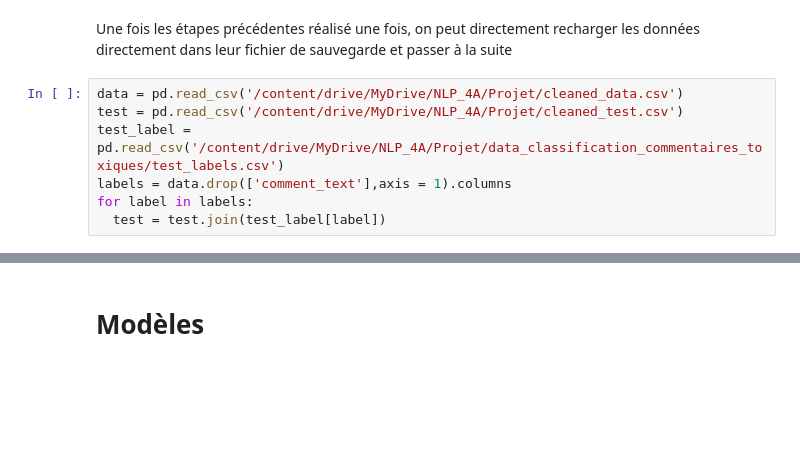
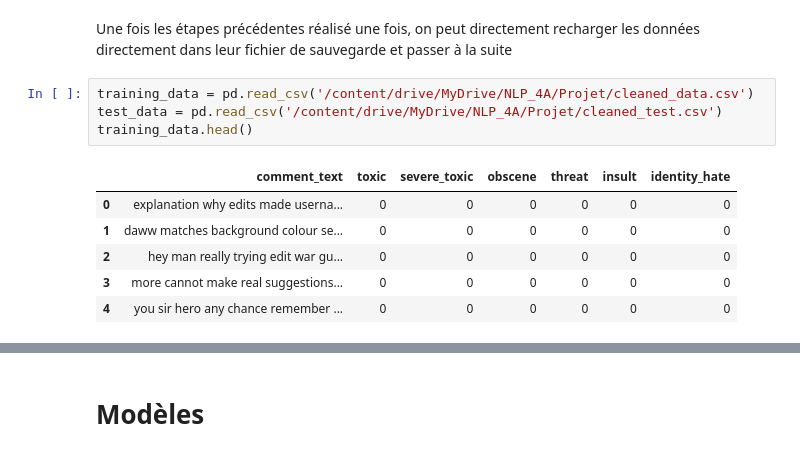
Before and after one commit to Giraud-Pierre/Toxic_Comment_classification, a Jupyter notebook: Classification_commentaires_toxiques.ipynb, the cells around one changed output, grey strips where cells are left out. Drawn from its saved outputs; the diff is of its cells as text; blank space fills up the shorter version.

```diff
--- a/Classification_commentaires_toxiques.ipynb
+++ b/Classification_commentaires_toxiques.ipynb
@@ -603,9 +709,13 @@ test.to_csv('/content/drive/MyDrive/NLP_4A/Projet/cleaned_test.csv', index=False
 # %% [markdown]
 Une fois les étapes précédentes réalisé une fois, on peut directement recharger les données directement dans leur fichier de sauvegarde et passer à la suite
 # %%
-data = pd.read_csv('/content/drive/MyDrive/NLP_4A/Projet/cleaned_data.csv')
-test = pd.read_csv('/content/drive/MyDrive/NLP_4A/Projet/cleaned_test.csv')
-test_label = pd.read_csv('/content/drive/MyDrive/NLP_4A/Projet/data_classification_commentaires_toxiques/test_labels.csv')
-labels = data.drop(['comment_text'],axis = 1).columns
-for label in labels:
-  test = test.join(test_label[label])
+training_data = pd.read_csv('/content/drive/MyDrive/NLP_4A/Projet/cleaned_data.csv')
+test_data = pd.read_csv('/content/drive/MyDrive/NLP_4A/Projet/cleaned_test.csv')
+training_data.head()
+# %% [output]
+|  | comment_text | toxic | severe_toxic | obscene | threat | insult | identity_hate |
+| 0 | explanation why edits made userna... | 0 | 0 | 0 | 0 | 0 | 0 |
+| 1 | daww matches background colour se... | 0 | 0 | 0 | 0 | 0 | 0 |
+| 2 | hey man really trying edit war gu... | 0 | 0 | 0 | 0 | 0 | 0 |
+| 3 | more cannot make real suggestions... | 0 | 0 | 0 | 0 | 0 | 0 |
+| 4 | you sir hero any chance remember ... | 0 | 0 | 0 | 0 | 0 | 0 |
```
Also changed, not shown: parts of 36 cells of this notebook.
